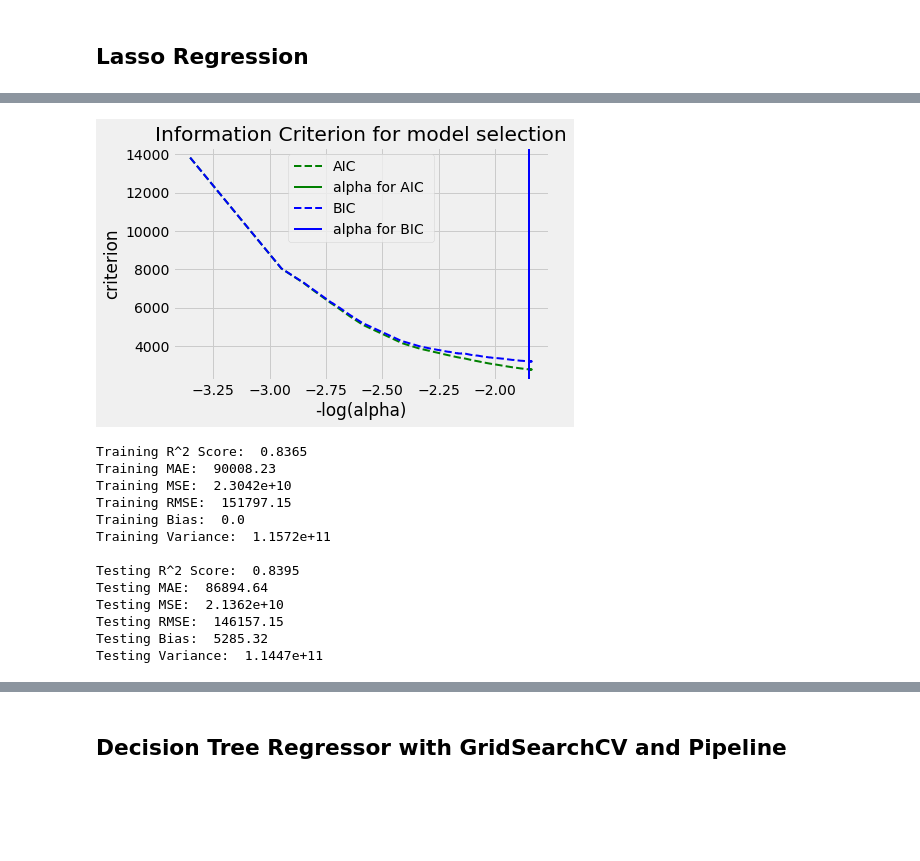
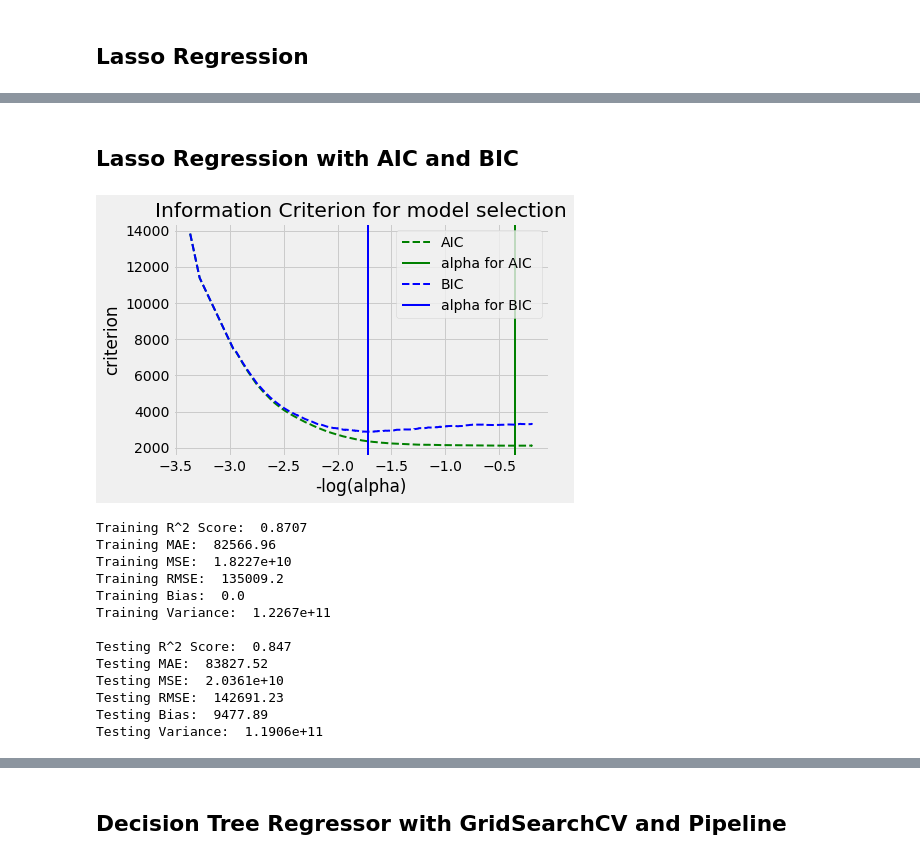
Before and after one commit to datascisteven/King-County-Housing-Price-Prediction, a Jupyter notebook: housing_modeling.ipynb, the cells around one changed output, grey strips where cells are left out. Cells and saved outputs as stored; diff of their text form; code cells hidden in the pictures; blank space fills up the shorter version.

```diff
--- a/housing_modeling.ipynb
+++ b/housing_modeling.ipynb
@@ -361 +331,13 @@ X_tt2 = pd.concat([cont_tt_df, cat_test_df], axis=1)
+# %%
+y = df['price']
+X = df.drop(columns=['price', 'sqft_lot15', 'sqft_above'], axis=1)
+dum_feat = df[['bathrooms', 'condition', 'grade', 'zipcode']]
+dum_index = dum_feat.columns
+df_dum = pd.get_dummies(data=dum_feat, columns=dum_index, drop_first=True, prefix=['bth', 'cnd', 'grd', 'zip'])
+poly_feat = df.drop(['price', 'bedrooms', 'bathrooms', 'floors', 'condition', 'grade', 'zipcode'], axis=1)
+poly = PolynomialFeatures(degree=2, include_bias=False)
+poly_data = poly.fit_transform(poly_feat)
+poly_columns = poly.get_feature_names(poly_feat.columns)
+df_poly = pd.DataFrame(poly_data, columns=poly_columns)
+X = pd.concat([df_poly, df_dum], axis=1)
 # %%
@@ -396,4 +379,10 @@ Testing Variance:  1.6914e+29
 Embedded methods learn which features best contribute to the accuracy of the model while the model is being created, the most common being the regularization methods.  They are also called penalization methods that introduce additional constraints into the optimization of a predictive algorithm that bias the model toward lower complexity, i.e. fewer coefficients.
 
 Ridge regression optimizes the RSS by adding a penalty equivalent to the square of the magnitude of the coefficients, while Lasso adds a penalty equivalent to the absolute value of the magnitude of the coefficients.
+# %%
+ss = StandardScaler()
+X_train_scaled = ss.fit_transform(X_tr2)
+X_test_scaled = ss.fit_transform(X_tt2)
+X_tr2_sc = pd.DataFrame(X_train_scaled, columns=X_tr2.columns)
+X_tt2_sc = pd.DataFrame(X_test_scaled, columns=X_tt2.columns)
 # %%
@@ -453,10 +448,10 @@ Testing Variance:  1.1420e+11
 # %% [markdown]
 <img src="images/optimal_ridge.png">
 # %%
-ridge = Ridge(alpha=1, normalize=False)
-ridge.fit(X_tr2, y_tr2)
-y_best_ridge_tr = ridge.predict(X_tr2)
-y_best_ridge_tt = ridge.predict(X_tt2)
+ridge = Ridge(alpha=0.1, normalize=False)
+ridge.fit(X_tr2_sc, y_tr2)
+y_best_ridge_tr = ridge.predict(X_tr2_sc)
+y_best_ridge_tt = ridge.predict(X_tt2_sc)
 
 print('Training R^2 Score: ', round(r2_score(y_tr2, y_best_ridge_tr), 4))
 print('Training MAE: ', round(mean_absolute_error(y_tr2, y_best_ridge_tr), 2))
@@ -547,10 +570,10 @@ Optimal Alpha Value: 16
 # %% [markdown]
 <img src="images/optimal_lasso.png">
 # %%
-lasso = Lasso(alpha=16, normalize=False)
-lasso.fit(X_tr2, y_tr2)
-y_best_lasso_tr = lasso.predict(X_tr2)
-y_best_lasso_tt = lasso.predict(X_tt2)
+lasso = Lasso(alpha=400, normalize=False)
+lasso.fit(X_tr2_sc, y_tr2)
+y_best_lasso_tr = lasso.predict(X_tr2_sc)
+y_best_lasso_tt = lasso.predict(X_tt2_sc)
 
 print('Training R^2 Score: ', round(r2_score(y_tr2, y_best_lasso_tr), 4))
 print('Training MAE: ', round(mean_absolute_error(y_tr2, y_best_lasso_tr), 2))
@@ -582,32 +638,34 @@ Testing Variance:  1.1413e+11
+# %% [markdown]
+## Lasso Regression with AIC and BIC
 # %%
 model_bic = LassoLarsIC(criterion="bic")
-model_bic.fit(X_tr2, y_tr2)
+model_bic.fit(X_tr2_sc, y_tr2)
 alpha_bic_ = model_bic.alpha_
 
 model_aic = LassoLarsIC(criterion="aic")
-model_aic.fit(X_tr2, y_tr2)
+model_aic.fit(X_tr2_sc, y_tr2)
 alpha_aic_ = model_aic.alpha_
 
 def plot_ic_criterion(model, name, color):
     alpha_ = model.alpha_
     alphas_ = model.alphas_
     criterion_ = model.criterion_
     plt.plot(-np.log10(alphas_), criterion_, '--', color=color, linewidth=2, label=name)
     plt.axvline(-np.log10(alpha_), color=color, linewidth=2, label='alpha for %s ' % name)
     plt.xlabel('-log(alpha)')
     plt.ylabel('criterion')
 
 plt.figure()
 plot_ic_criterion(model_aic, 'AIC', 'green')
 plot_ic_criterion(model_bic, 'BIC', 'blue')
 plt.legend()
 plt.title("Information Criterion for model selection");
 # %% [output]
-[figure, old version]
+[figure, new version]
 # %%
-aic_lasso = Lasso(alpha=model_aic.alpha_).fit(X_tr2, y_tr2)
-aic_tr_pred = aic_lasso.predict(X_tr2)
-aic_tt_pred = aic_lasso.predict(X_tt2)
+aic_lasso = Lasso(alpha=model_aic.alpha_).fit(X_tr2_sc, y_tr2)
+aic_tr_pred = aic_lasso.predict(X_tr2_sc)
+aic_tt_pred = aic_lasso.predict(X_tt2_sc)
 
 print('Training R^2 Score: ', round(r2_score(y_tr2, aic_tr_pred), 4))
 print('Training MAE: ', round(mean_absolute_error(y_tr2, aic_tr_pred), 2))
@@ -623,17 +681,17 @@ print('Testing RMSE: ', round(np.sqrt(mean_squared_error(y_tt2, aic_tt_pred)), 2
 print('Testing Bias: ', round(bias(y_tt2, aic_tt_pred), 2))
 print('Testing Variance: ', "{:.4e}".format(variance(aic_tt_pred)))
 # %% [output]
-Training R^2 Score:  0.8365
-Training MAE:  90008.23
-Training MSE:  2.3042e+10
-Training RMSE:  151797.15
+Training R^2 Score:  0.8707
+Training MAE:  82566.96
+Training MSE:  1.8227e+10
+Training RMSE:  135009.2
 Training Bias:  0.0
-Training Variance:  1.1572e+11
+Training Variance:  1.2267e+11
 
-Testing R^2 Score:  0.8395
-Testing MAE:  86894.64
-Testing MSE:  2.1362e+10
-Testing RMSE:  146157.15
-Testing Bias:  5285.32
-Testing Variance:  1.1447e+11
+Testing R^2 Score:  0.847
+Testing MAE:  83827.52
+Testing MSE:  2.0361e+10
+Testing RMSE:  142691.23
+Testing Bias:  9477.89
+Testing Variance:  1.1906e+11
 # %%
```
Also changed, not shown: parts of 27 cells of this notebook, 3 other files.
